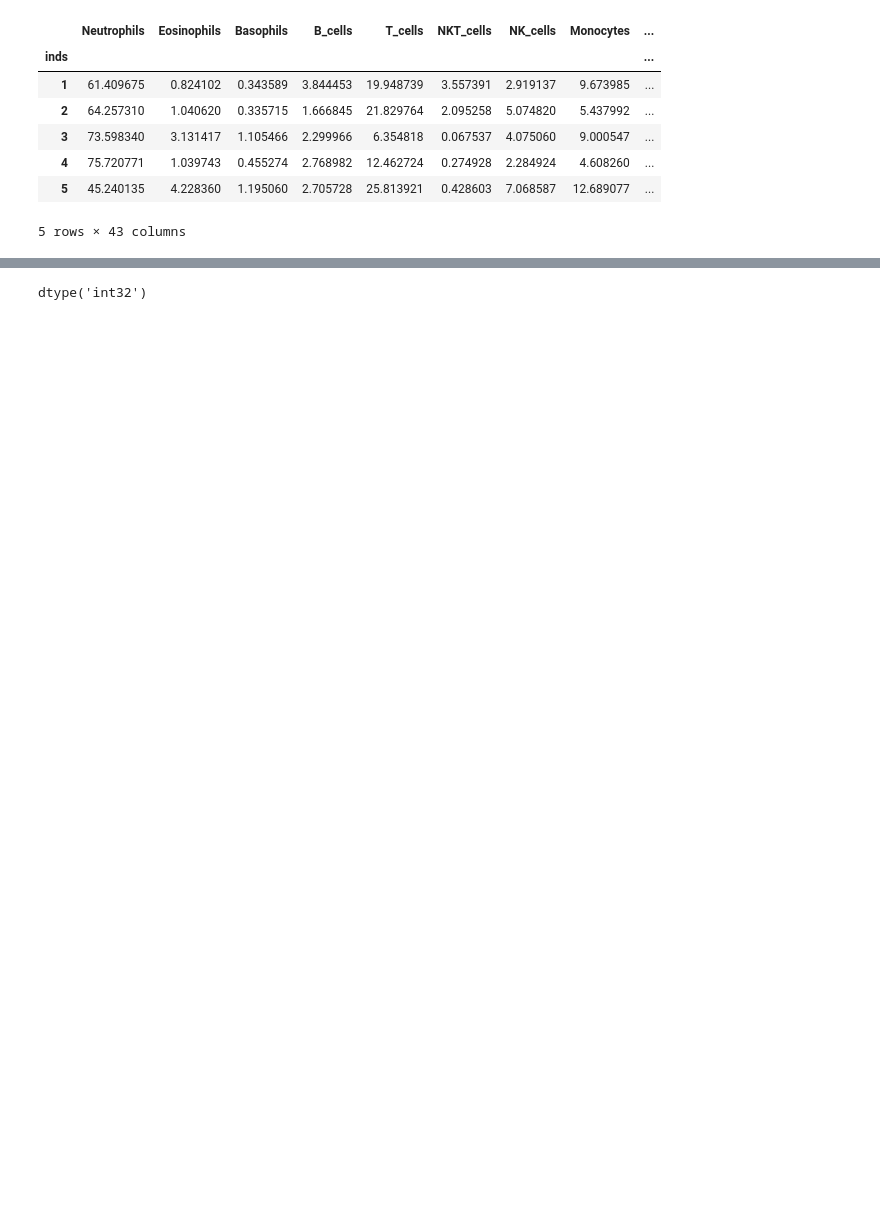
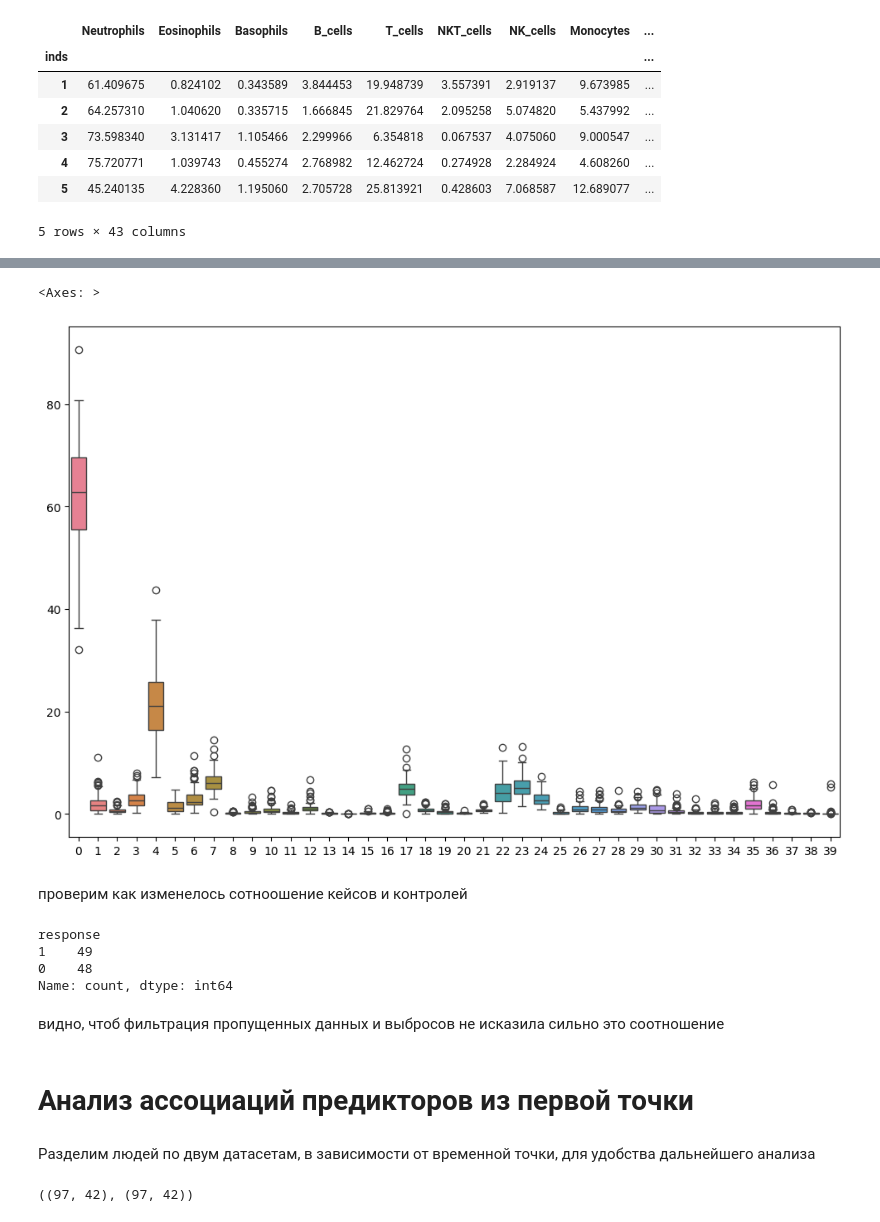
Before and after one commit to GlitchyHydra/boston_gene_test, a Jupyter notebook: task3.ipynb, the cells around one changed output, grey strips where cells are left out. Cells and saved outputs as stored; diff of their text form; code cells hidden in the pictures; blank space fills up the shorter version.

```diff
--- a/task3.ipynb
+++ b/task3.ipynb
@@ -162,0 +166,3 @@ Name: response, dtype: int32
+# %%
+df = df.loc[~df['donor_num'].isin([56, 33])]
+df.head()
@@ -167,4 +182,28 @@ df.shape
+# %%
+sns.boxplot(df.loc[df['Time point'] == 1, cols_only_predictors].to_numpy())
+# %% [output]
+<Axes: >
+[figure, added]
+# %% [markdown]
+проверим как изменелось сотноошение кейсов и контролей
 # %%
-df['Time point'].dtype
+df.loc[df['Time point'] == 1, 'response'].value_counts()
 # %% [output]
-dtype('int32')
+response
+1    49
+0    48
+Name: count, dtype: int64
+# %% [markdown]
+видно, чтоб фильтрация пропущенных данных и выбросов не исказила сильно это соотношение
+# %% [markdown]
+# Анализ ассоциаций предикторов из первой точки
+# %% [markdown]
+Разделим людей по двум датасетам, в зависимости от временной точки, для удобства дальнейшего анализа
+# %%
+df1 = df.loc[df['Time point'] == 1].sort_values(by='donor_num')
+df1 = df1.loc[:, ~df1.columns.isin(['Time point'])]
+df2 = df.loc[df['Time point'] == 2].sort_values(by='donor_num')
+df2 = df2.loc[:, ~df2.columns.isin(['Time point'])]
+(df1.shape, df2.shape)
+# %% [output]
+((97, 42), (97, 42))
```
Also changed, not shown: parts of 144 cells of this notebook, 1 other file.
